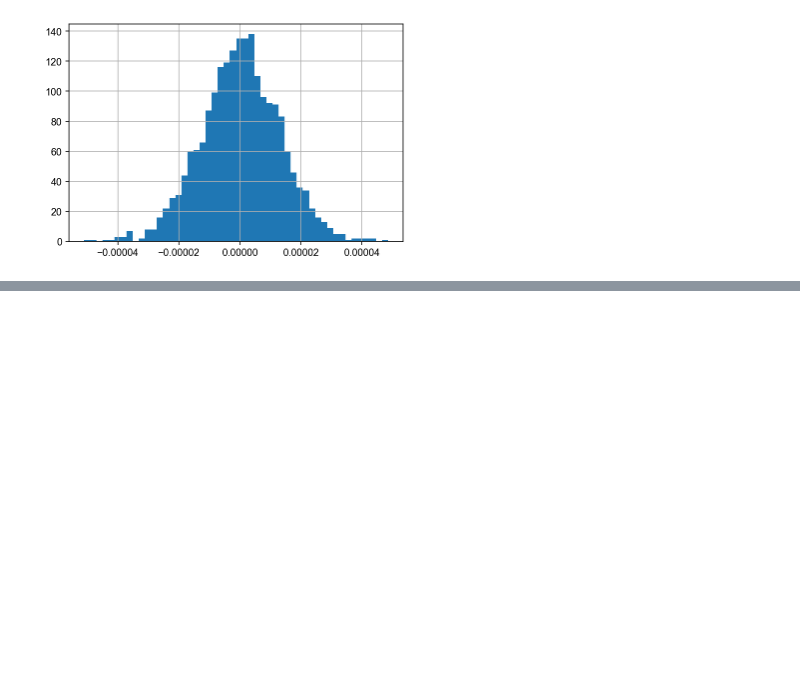
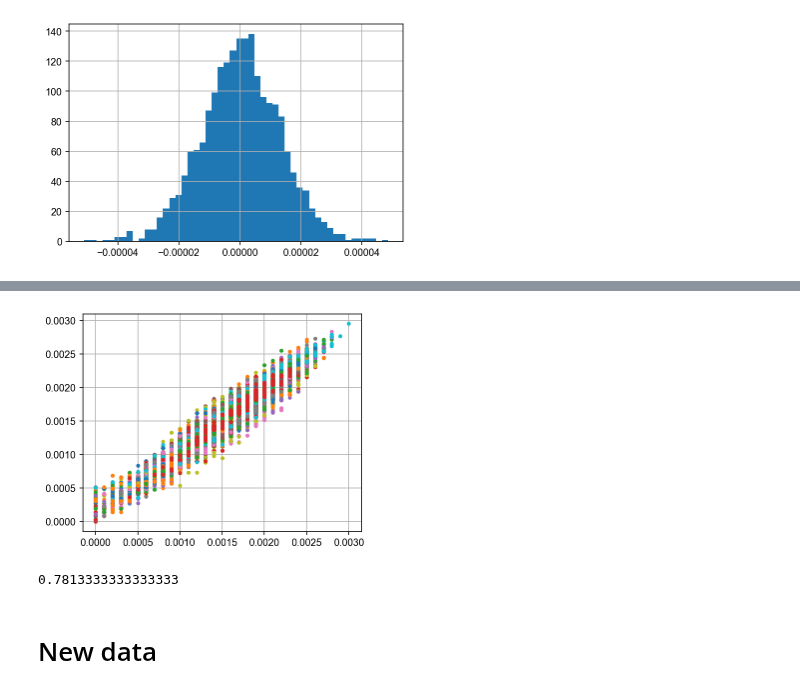
Before and after one commit to lican81/A0_DUT, a Jupyter notebook: LSH/0619-exp-dpe_tcam.ipynb, the cells around one changed output, grey strips where cells are left out. Saved outputs shown, nothing was run; the diff lists cells and outputs as text; code cells hidden in the pictures; blank space fills up the shorter version.

Commit message:
Data analysis and simulation codes

```diff
--- a/LSH/0619-exp-dpe_tcam.ipynb
+++ b/LSH/0619-exp-dpe_tcam.ipynb
@@ -110,0 +224,7 @@ _ = plt.hist(gdiff.reshape(-1), 50)
+# %%
+plt.figure(figsize=(5,4))
+
+for c in range(output.shape[1]):
+    plt.plot(output_soft[:,c], output_cor[:,c], '.')
+# %% [output]
+[figure, added]
@@ -110,0 +234,21 @@ _ = plt.hist(gdiff.reshape(-1), 50)
+# %%
+y_true = []
+y_preds= []
+
+for n, (i, yy )in enumerate(zip(idx, y)):
+    if n<125:
+        continue
+
+    y_pred = mem_vals[i]
+
+    y_preds.append(y_pred)
+    y_true.append(yy[0])
+
+y_true = np.array(y_true)
+y_preds= np.array(y_preds)
+
+print(np.mean(y_true==y_preds))
+# %% [output]
+0.7813333333333333
+# %% [markdown]
+# New data
```
Also changed, not shown: parts of 30 cells of this notebook, 6 other files.
